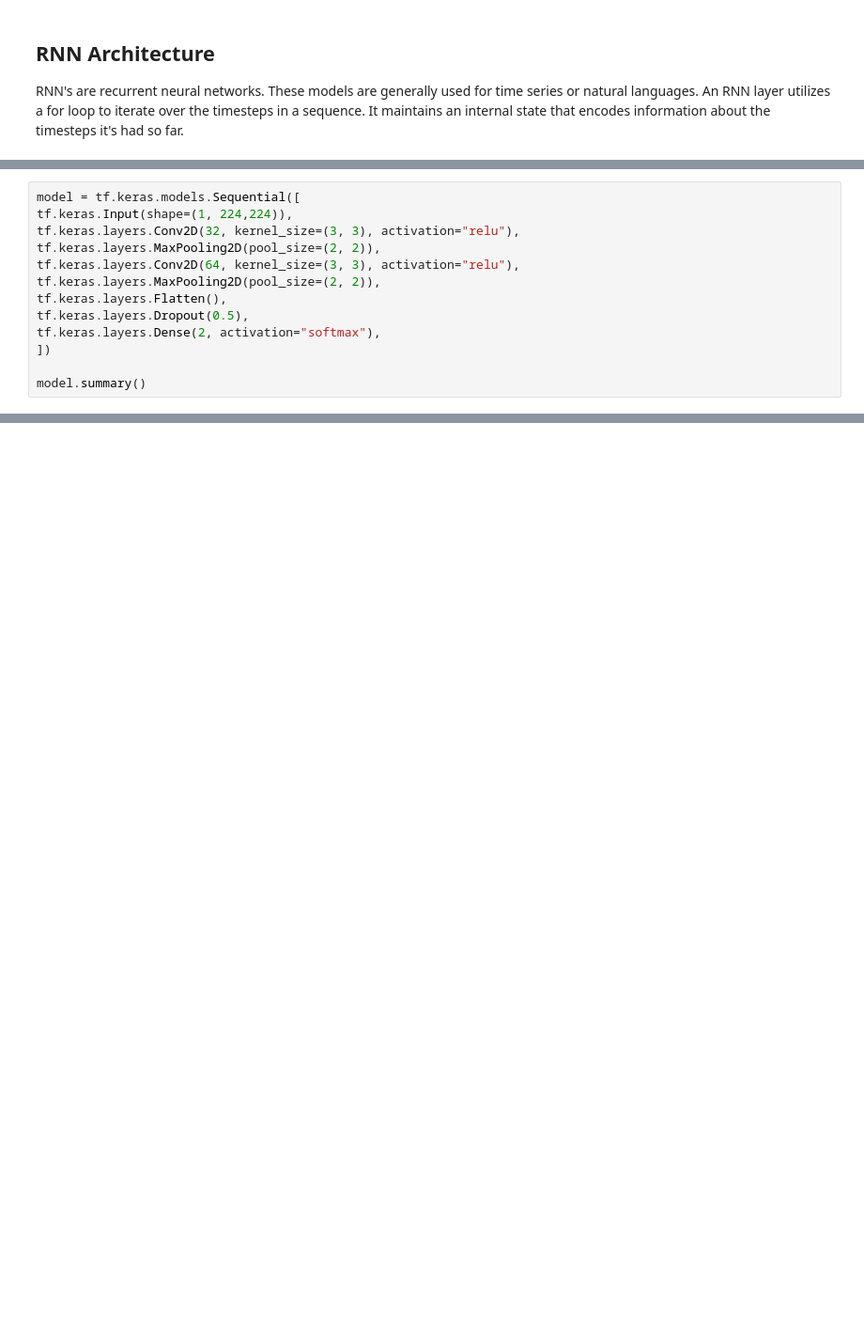
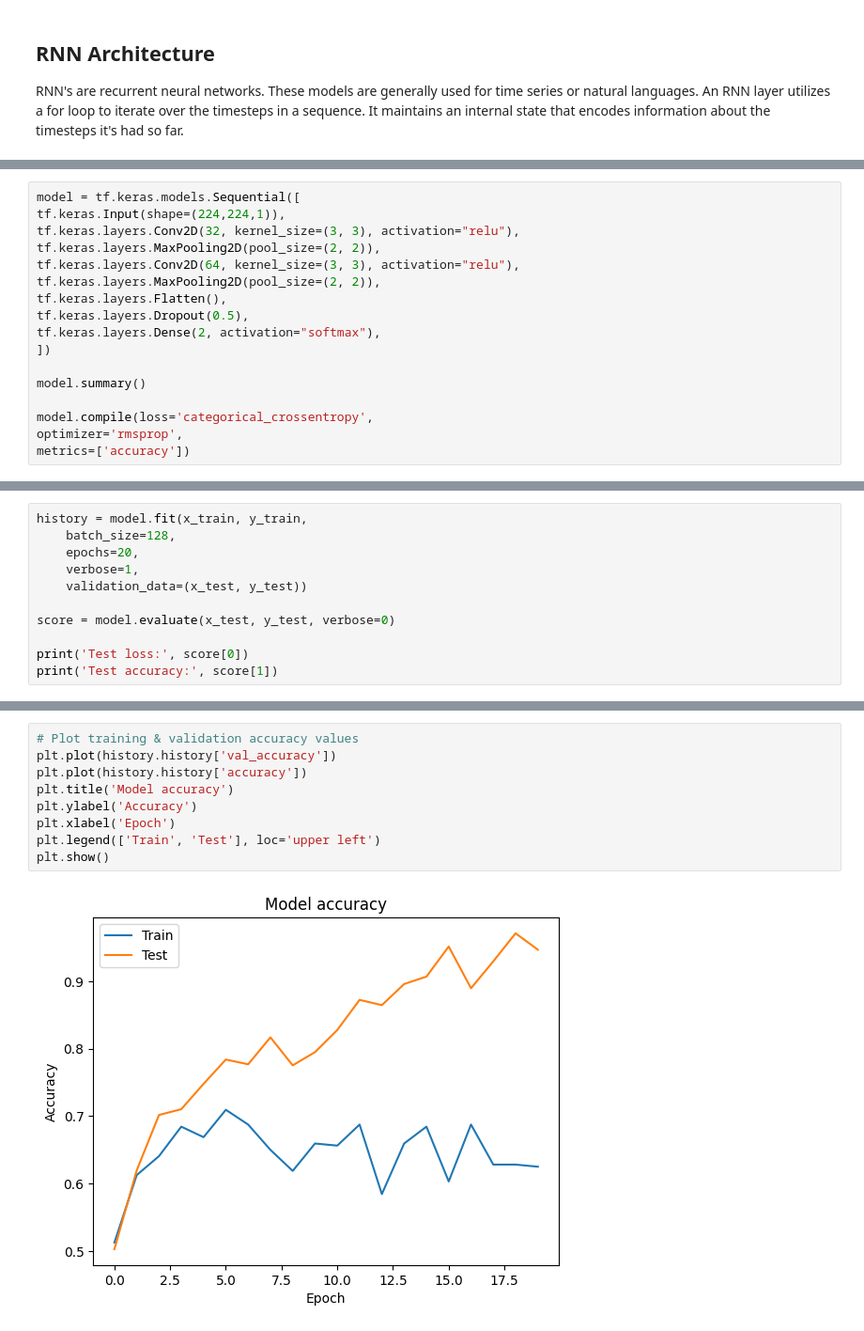
Before and after one commit to AlejoVinluan/ML-Examples, a Jupyter notebook: Program 6/main.ipynb, the cells around one changed output, grey strips where cells are left out. Shown at 94% size. Drawn from its saved outputs; the diff is of its cells as text; blank space fills up the shorter version.

```diff
--- a/Program 6/main.ipynb
+++ b/Program 6/main.ipynb
@@ -291,6 +303,6 @@ The test loss...... [write stuff here]
 # %%
 model = tf.keras.models.Sequential([
-tf.keras.Input(shape=(1, 224,224)),
+tf.keras.Input(shape=(224,224,1)),
 tf.keras.layers.Conv2D(32, kernel_size=(3, 3), activation="relu"),
 tf.keras.layers.MaxPooling2D(pool_size=(2, 2)),
 tf.keras.layers.Conv2D(64, kernel_size=(3, 3), activation="relu"),
@@ -301,4 +313,8 @@ tf.keras.layers.Dense(2, activation="softmax"),
 ])
 
 model.summary()
+
+model.compile(loss='categorical_crossentropy',
+optimizer='rmsprop',
+metrics=['accuracy'])
 # %% [output]
@@ -305,0 +338,11 @@ ValueError: One of the dimensions in the output is <= 0 due to downsampling in c
+# %%
+history = model.fit(x_train, y_train,
+    batch_size=128,
+    epochs=20,
+    verbose=1,
+    validation_data=(x_test, y_test))
+
+score = model.evaluate(x_test, y_test, verbose=0)
+
+print('Test loss:', score[0])
+print('Test accuracy:', score[1])
@@ -305,0 +371,11 @@ ValueError: One of the dimensions in the output is <= 0 due to downsampling in c
+# %%
+# Plot training & validation accuracy values
+plt.plot(history.history['val_accuracy'])
+plt.plot(history.history['accuracy'])
+plt.title('Model accuracy')
+plt.ylabel('Accuracy')
+plt.xlabel('Epoch')
+plt.legend(['Train', 'Test'], loc='upper left')
+plt.show()
+# %% [output]
+[figure, added]
```
Also changed, not shown: parts of 17 cells of this notebook.
